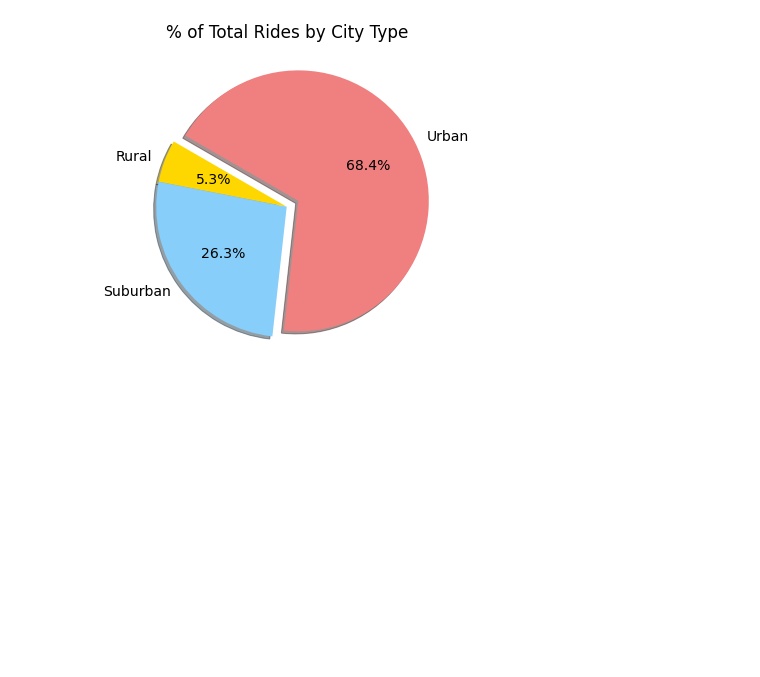
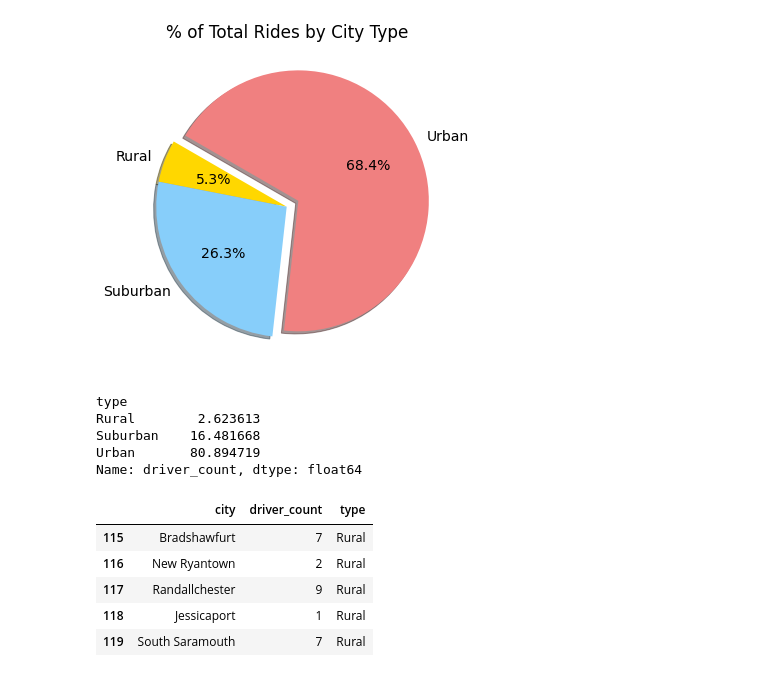
Before and after one commit to rrbauman/PyBer_Analysis, a Jupyter notebook: PyBer.ipynb, the cells around one changed output. Cells and saved outputs as stored; diff of their text form; code cells hidden in the pictures; blank space fills up the shorter version.

```diff
--- a/PyBer.ipynb
+++ b/PyBer.ipynb
@@ -919,3 +919,24 @@ plt.savefig("analysis/Fig6.png")
 plt.show()
 # %% [output]
 [figure]
+# %%
+
+## Last pie chart Total Drivers by City Type
+# Calculate the percentage of drivers for each city type.
+driver_percents = 100 * city_data_df.groupby(["type"]).sum()["driver_count"] / city_data_df["driver_count"].sum()
+driver_percents
+# %% [output]
+type
+Rural        2.623613
+Suburban    16.481668
+Urban       80.894719
+Name: driver_count, dtype: float64
+# %%
+city_data_df.tail()
+# %% [output]
+|  | city | driver_count | type |
+| 115 | Bradshawfurt | 7 | Rural |
+| 116 | New Ryantown | 2 | Rural |
+| 117 | Randallchester | 9 | Rural |
+| 118 | Jessicaport | 1 | Rural |
+| 119 | South Saramouth | 7 | Rural |
```
Also changed, not shown: parts of 1 cell of this notebook, 1 other file.
